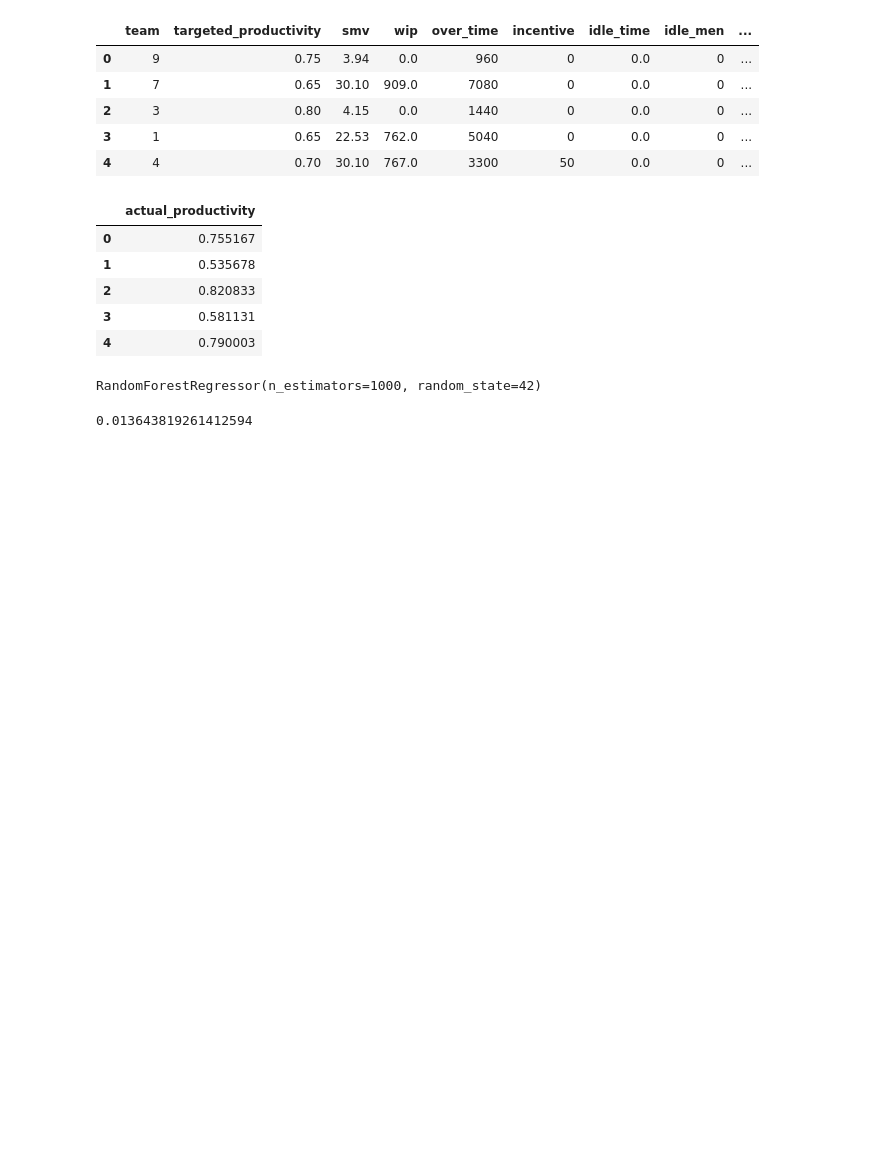
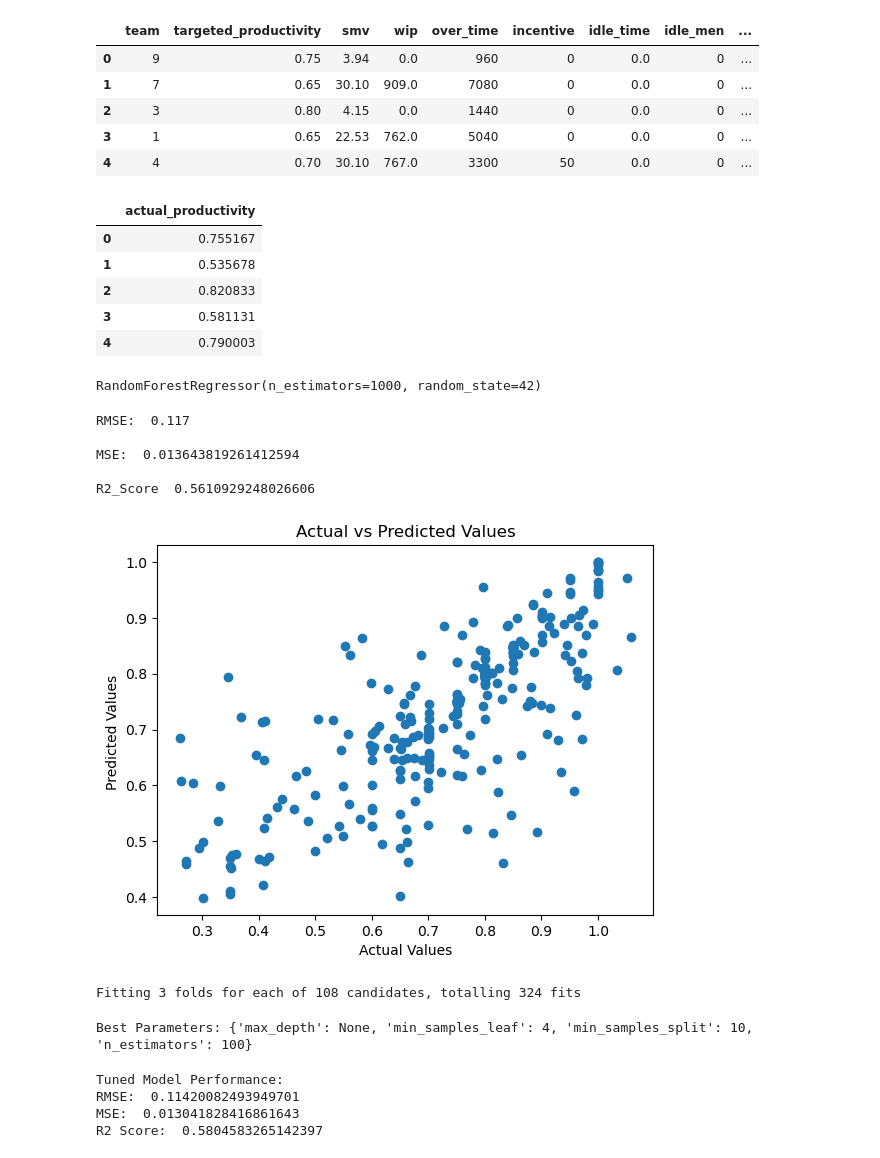
Before and after one commit to mnelson711/machine-learning-final-proj, a Jupyter notebook: randomforest.ipynb, the cells around one changed output. Drawn from its saved outputs; the diff is of its cells as text; code cells hidden in the pictures; blank space fills up the shorter version.

Commit message:
added a tuned version

```diff
--- a/randomforest.ipynb
+++ b/randomforest.ipynb
@@ -152,6 +154,62 @@ y_pred_final = pd.DataFrame(y_pred)
 
 #computing the mean squared error
 
-print(mean_squared_error(y_test, y_pred_final))
+rmse = float(format(np.sqrt(mean_squared_error(y_test, y_pred)), '.3f'))
+print("\nRMSE: ", rmse)
+mse = mean_squared_error(y_test, y_pred)
+print("\nMSE: ", mse)
+r2 = r2_score(y_test, y_pred)
+print("\nR2_Score ", r2)
 # %% [output]
-0.013643819261412594
+RMSE:  0.117
+
+MSE:  0.013643819261412594
+
+R2_Score  0.5610929248026606
+# %%
+plt.scatter(y_test, y_pred, alpha=1)
+plt.xlabel("Actual Values")
+plt.ylabel("Predicted Values ")
+plt.title("Actual vs Predicted Values")
+plt.show()
+# %% [output]
+[figure, added]
+# %%
+# Define the hyperparameter grid
+param_grid = {
+    'n_estimators': [100, 500, 1000],
+    'max_depth': [None, 10, 20, 30],
+    'min_samples_split': [2, 5, 10],
+    'min_samples_leaf': [1, 2, 4]
+}
+
+# Instantiate the grid search model for 3 folds
+grid_search = GridSearchCV(estimator = RandomForestRegressor(random_state = 42),
+                           param_grid = param_grid, cv = 3, n_jobs = -1, verbose = 2)
+
+# Fit the grid search to the data
+grid_search.fit(X_train, y_train)
+
+# Print the best parameters found by the grid search
+print("Best Parameters:", grid_search.best_params_)
+
+# Use the best estimator for predictions
+best_rf = grid_search.best_estimator_
+y_pred_tuned = best_rf.predict(X_test)
+# %% [output]
+Fitting 3 folds for each of 108 candidates, totalling 324 fits
+Best Parameters: {'max_depth': None, 'min_samples_leaf': 4, 'min_samples_split': 10, 'n_estimators': 100}
+# %%
+rmse_improved = np.sqrt(mean_squared_error(y_test, y_pred_tuned))
+mse_improved = mean_squared_error(y_test, y_pred_tuned)
+r2_improved = r2_score(y_test, y_pred_tuned)
+
+print("\nTuned Model Performance:")
+print("RMSE: ", rmse_improved)
+print("MSE: ", mse_improved)
+print("R2 Score: ", r2_improved)
+# %% [output]
+Tuned Model Performance:
+RMSE:  0.11420082493949701
+MSE:  0.013041828416861643
+R2 Score:  0.5804583265142397
```
Also changed, not shown: parts of 5 cells of this notebook.
